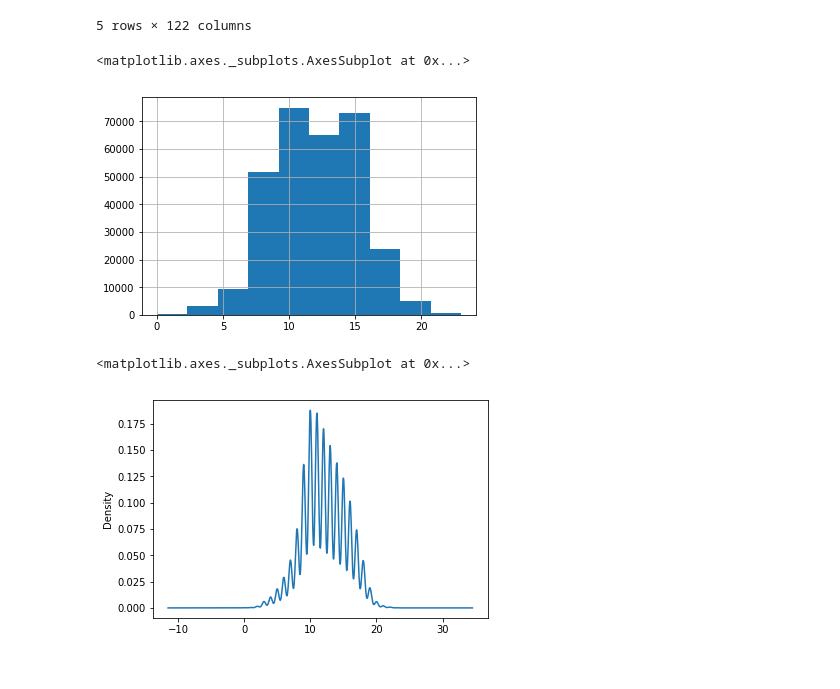
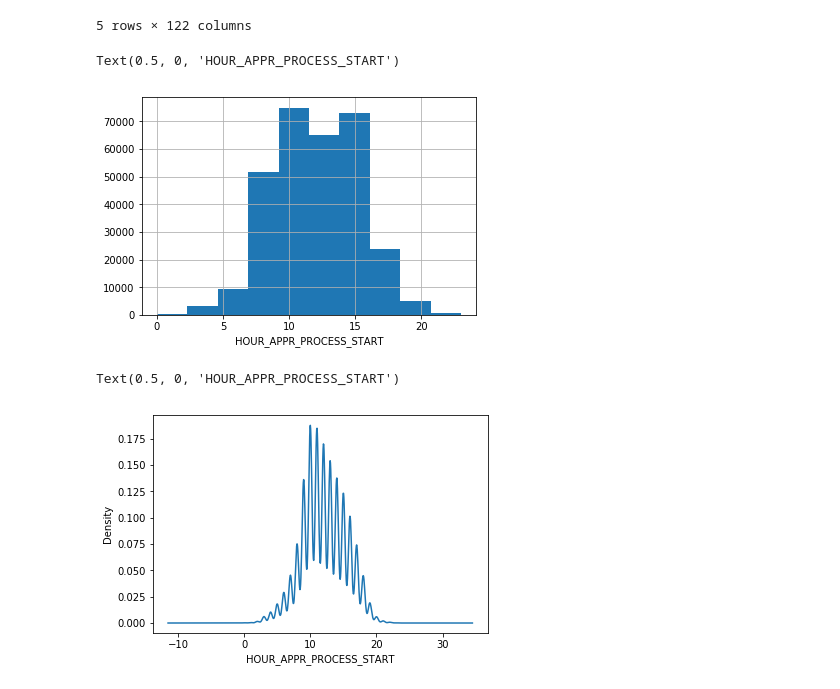
Before and after one commit to HRTseng/100Day-ML-Marathon, a Jupyter notebook: Day_005_HW.ipynb, the cells around one changed output. Saved outputs shown, nothing was run; the diff lists cells and outputs as text; code cells hidden in the pictures.

```diff
--- a/Day_005_HW.ipynb
+++ b/Day_005_HW.ipynb
@@ -77,11 +89,13 @@ app_train.head()
 5 rows × 122 columns
 # %%
 app_train['HOUR_APPR_PROCESS_START'].hist(bins=10)
+plt.xlabel('HOUR_APPR_PROCESS_START')
 # %% [output]
-<matplotlib.axes._subplots.AxesSubplot at 0x...>
+Text(0.5, 0, 'HOUR_APPR_PROCESS_START')
-[figure, old version]
+[figure, new version]
 # %%
 app_train['HOUR_APPR_PROCESS_START'].plot(kind='kde')
+plt.xlabel('HOUR_APPR_PROCESS_START')
 # %% [output]
-<matplotlib.axes._subplots.AxesSubplot at 0x...>
+Text(0.5, 0, 'HOUR_APPR_PROCESS_START')
-[figure, old version]
+[figure, new version]
```
Also changed, not shown: parts of 1 cell of this notebook, 1 other file.
